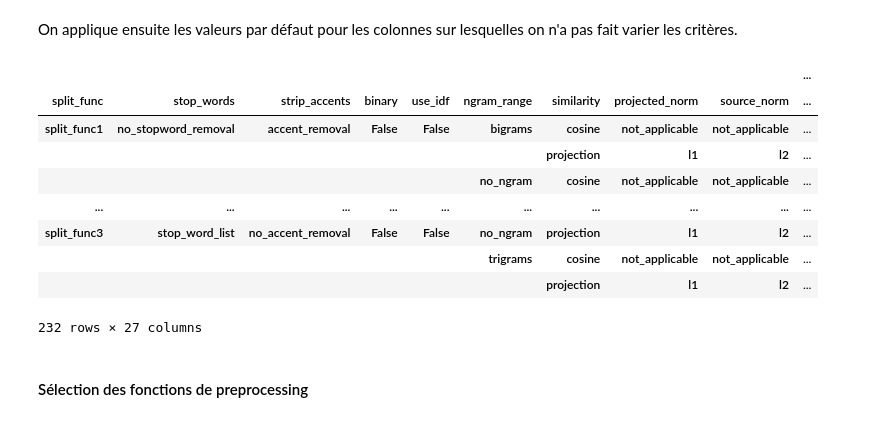
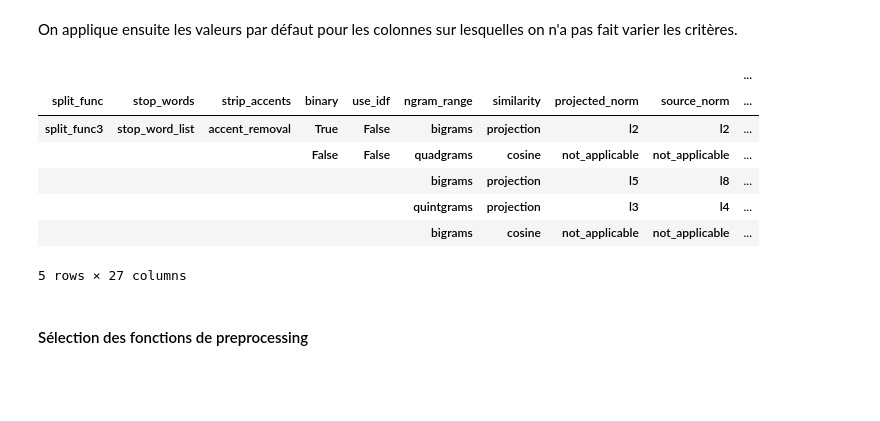
Before and after one commit to UltraDiuve/PIM-Recognizer, a Jupyter notebook: report/notebooks/model_tuning.ipynb, the cells around one changed output. Cells and saved outputs as stored; diff of their text form; code cells hidden in the pictures; blank space fills up the shorter version.

```diff
--- a/report/notebooks/model_tuning.ipynb
+++ b/report/notebooks/model_tuning.ipynb
@@ -992,29 +976,27 @@ for key, val in fillna_dict.items():
 # %%
 parms = ['split_func',
          'stop_words',
          'strip_accents',
          'binary',
          'use_idf',
          'ngram_range',
          'similarity',
          'projected_norm',
          'source_norm',
          'count_vect_type',
          'scoring',
          'embedding_method',
         ]
-result_df.reset_index().set_index(parms).drop('index', axis=1).sort_index()
+result_df.reset_index().set_index(parms).drop('index', axis=1).sort_index().sample(5)
 # %% [output]
 |  |  |  |  |  |  |  |  |  | ... |
 | split_func | stop_words | strip_accents | binary | use_idf | ngram_range | similarity | projected_norm | source_norm | ... |
-| split_func1 | no_stopword_removal | accent_removal | False | False | bigrams | cosine | not_applicable | not_applicable | ... |
-|  |  |  |  |  |  | projection | l1 | l2 | ... |
-|  |  |  |  |  | no_ngram | cosine | not_applicable | not_applicable | ... |
-| ... | ... | ... | ... | ... | ... | ... | ... | ... | ... |
-| split_func3 | stop_word_list | no_accent_removal | False | False | no_ngram | projection | l1 | l2 | ... |
-|  |  |  |  |  | trigrams | cosine | not_applicable | not_applicable | ... |
-|  |  |  |  |  |  | projection | l1 | l2 | ... |
+| split_func3 | stop_word_list | accent_removal | True | False | bigrams | projection | l2 | l2 | ... |
+|  |  |  | False | False | quadgrams | cosine | not_applicable | not_applicable | ... |
+|  |  |  |  |  | bigrams | projection | l5 | l8 | ... |
+|  |  |  |  |  | quintgrams | projection | l3 | l4 | ... |
+|  |  |  |  |  | bigrams | cosine | not_applicable | not_applicable | ... |
-232 rows × 27 columns
+5 rows × 27 columns
 # %%
 result_df.to_csv(Path('.') / 'model_tuning_results.csv')
 # %%
```
Also changed, not shown: parts of 25 cells of this notebook.
